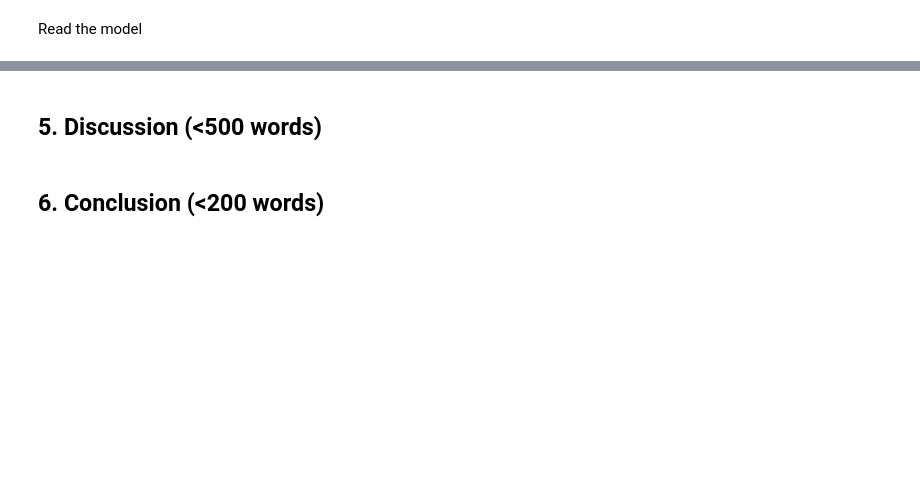
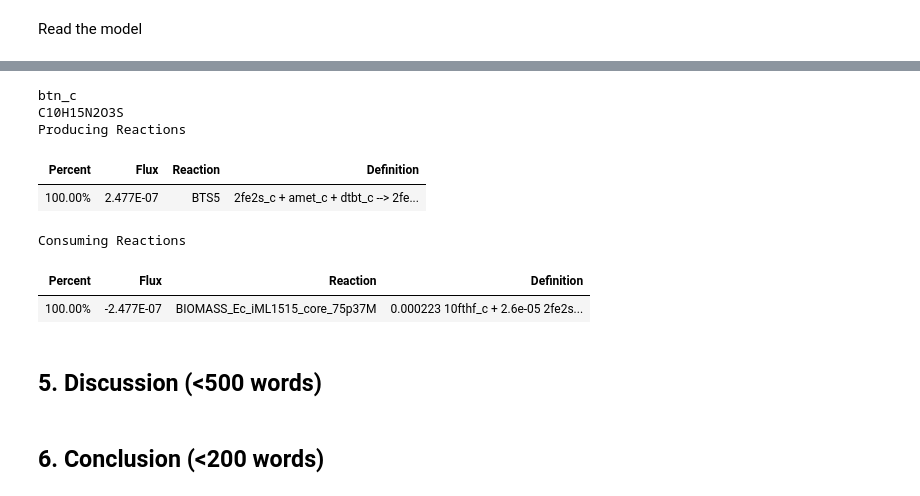
Before and after one commit to 27410/group-assingment-team-3, a Jupyter notebook: Report.ipynb, the cells around one changed output, grey strips where cells are left out. Saved outputs shown, nothing was run; the diff lists cells and outputs as text; code cells hidden in the pictures; blank space fills up the shorter version.

Commit message:
biotin summary added

```diff
--- a/Report.ipynb
+++ b/Report.ipynb
@@ -174,3 +177,14 @@ essentiallity
+# %%
+model.metabolites.btn_c.summary()
+# %% [output]
+btn_c
+C10H15N2O3S
+Producing Reactions
+| Percent | Flux | Reaction | Definition |
+| 100.00% | 2.477E-07 | BTS5 | 2fe2s_c + amet_c + dtbt_c --> 2fe... |
+Consuming Reactions
+| Percent | Flux | Reaction | Definition |
+| 100.00% | -2.477E-07 | BIOMASS_Ec_iML1515_core_75p37M | 0.000223 10fthf_c + 2.6e-05 2fe2s... |
 # %% [markdown]
 ## 5. Discussion (<500 words)
 # %% [markdown]
```
Also changed, not shown: parts of 27 cells of this notebook.
